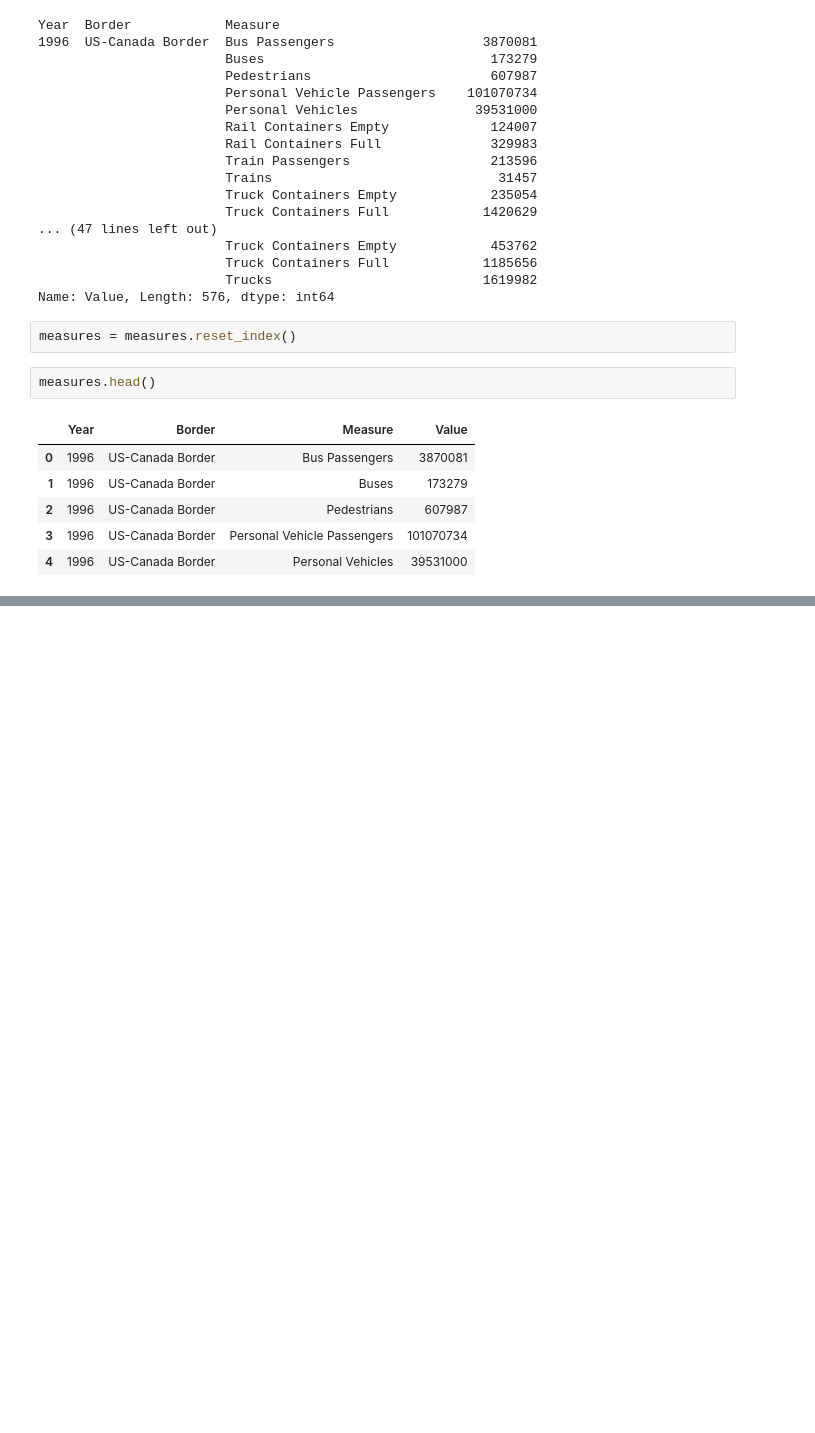
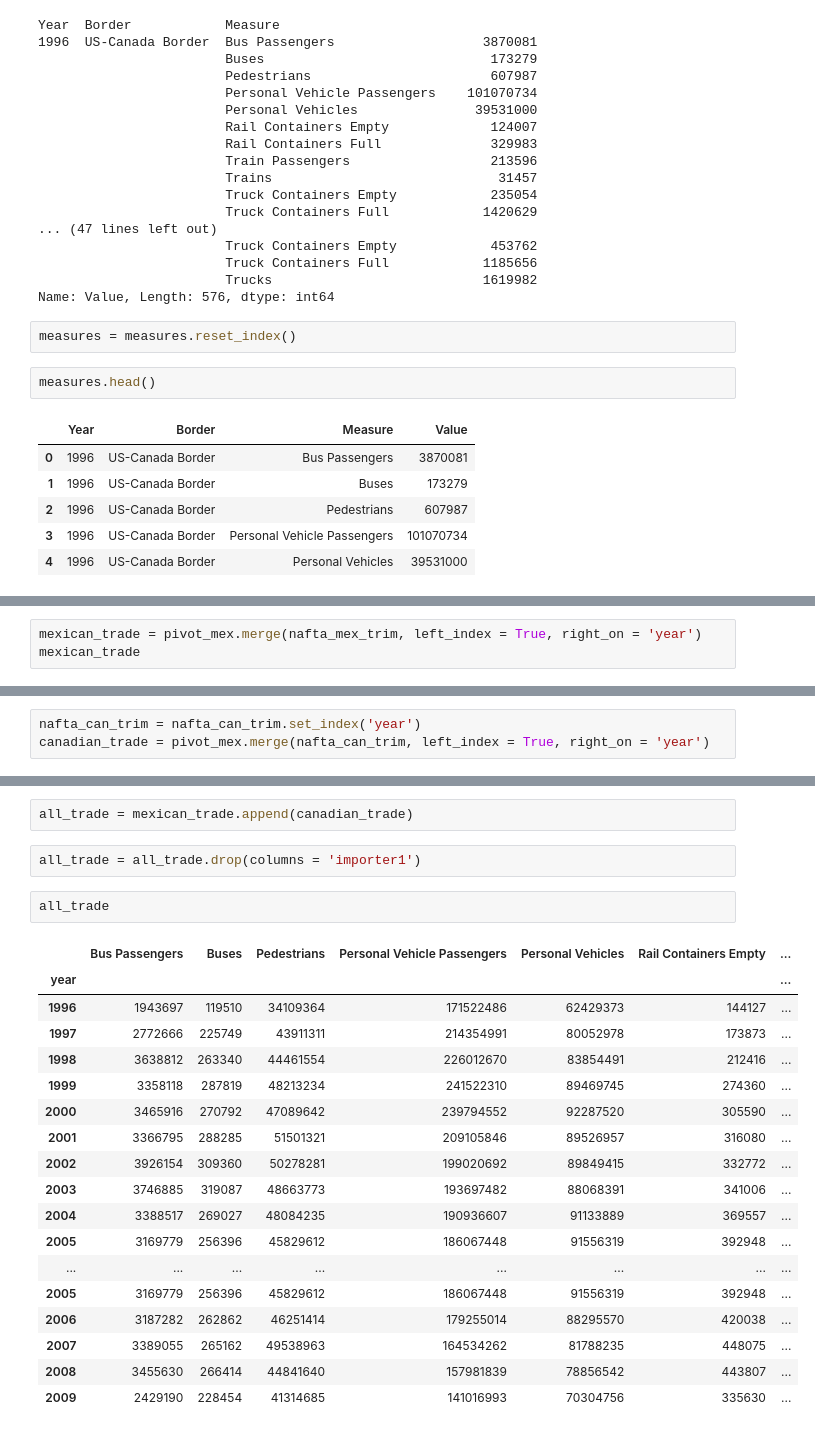
Before and after one commit to philipayazi/Project1_BorderEntries, a Jupyter notebook: Border_Entries_and _Trade.ipynb, the cells around one changed output, grey strips where cells are left out. Cells and saved outputs as stored; diff of their text form; blank space fills up the shorter version.

```diff
--- a/Border_Entries_and _Trade.ipynb
+++ b/Border_Entries_and _Trade.ipynb
@@ -373,0 +621,3 @@ nafta_trade
+# %%
+mexican_trade = pivot_mex.merge(nafta_mex_trim, left_index = True, right_on = 'year')
+mexican_trade
@@ -373,0 +641,3 @@ nafta_trade
+# %%
+nafta_can_trim = nafta_can_trim.set_index('year')
+canadian_trade = pivot_mex.merge(nafta_can_trim, left_index = True, right_on = 'year')
@@ -373,0 +663,25 @@ nafta_trade
+# %%
+all_trade = mexican_trade.append(canadian_trade)
+# %%
+all_trade = all_trade.drop(columns = 'importer1')
+# %%
+all_trade
+# %% [output]
+|  | Bus Passengers | Buses | Pedestrians | Personal Vehicle Passengers | Personal Vehicles | Rail Containers Empty | ... |
+| year |  |  |  |  |  |  | ... |
+| 1996 | 1943697 | 119510 | 34109364 | 171522486 | 62429373 | 144127 | ... |
+| 1997 | 2772666 | 225749 | 43911311 | 214354991 | 80052978 | 173873 | ... |
+| 1998 | 3638812 | 263340 | 44461554 | 226012670 | 83854491 | 212416 | ... |
+| 1999 | 3358118 | 287819 | 48213234 | 241522310 | 89469745 | 274360 | ... |
+| 2000 | 3465916 | 270792 | 47089642 | 239794552 | 92287520 | 305590 | ... |
+| 2001 | 3366795 | 288285 | 51501321 | 209105846 | 89526957 | 316080 | ... |
+| 2002 | 3926154 | 309360 | 50278281 | 199020692 | 89849415 | 332772 | ... |
+| 2003 | 3746885 | 319087 | 48663773 | 193697482 | 88068391 | 341006 | ... |
+| 2004 | 3388517 | 269027 | 48084235 | 190936607 | 91133889 | 369557 | ... |
+| 2005 | 3169779 | 256396 | 45829612 | 186067448 | 91556319 | 392948 | ... |
+| ... | ... | ... | ... | ... | ... | ... | ... |
+| 2005 | 3169779 | 256396 | 45829612 | 186067448 | 91556319 | 392948 | ... |
+| 2006 | 3187282 | 262862 | 46251414 | 179255014 | 88295570 | 420038 | ... |
+| 2007 | 3389055 | 265162 | 49538963 | 164534262 | 81788235 | 448075 | ... |
+| 2008 | 3455630 | 266414 | 44841640 | 157981839 | 78856542 | 443807 | ... |
+| 2009 | 2429190 | 228454 | 41314685 | 141016993 | 70304756 | 335630 | ... |
```
Also changed, not shown: parts of 36 cells of this notebook.
